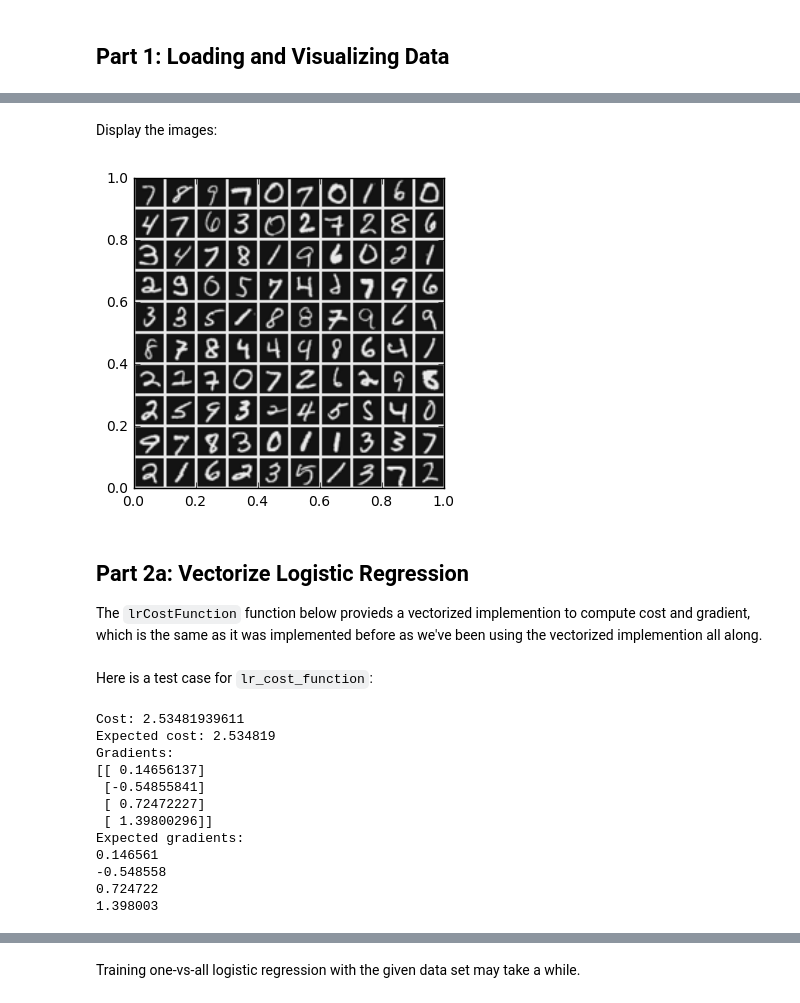
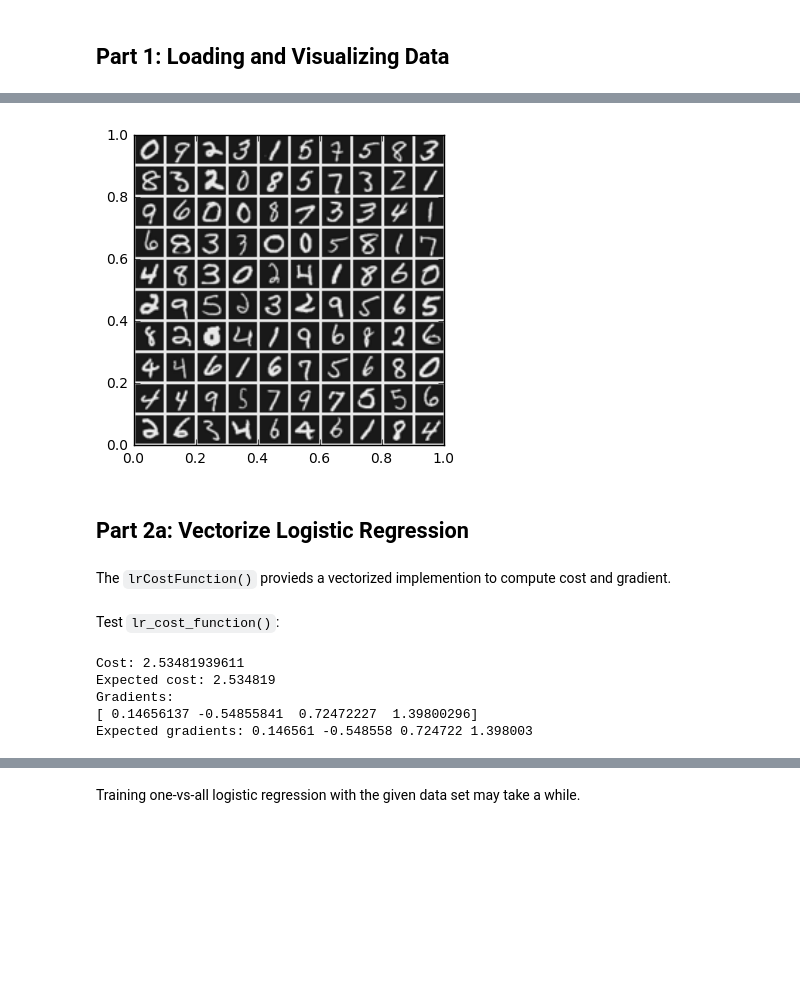
Before and after one commit to nex3z/machine-learning-exercise, a Jupyter notebook: coursera-machine-learning-python/ex3/ex3.ipynb, the cells around one changed output, grey strips where cells are left out. Drawn from its saved outputs; the diff is of its cells as text; code cells hidden in the pictures; blank space fills up the shorter version.

```diff
--- a/coursera-machine-learning-python/ex3/ex3.ipynb
+++ b/coursera-machine-learning-python/ex3/ex3.ipynb
@@ -19,7 +19,7 @@ import scipy.io as sio
 
 
 mat_data = sio.loadmat('ex3data1.mat')
-x = mat_data['X']
-y = mat_data['y']
-m, n = x.shape
+X = mat_data['X']
+y = mat_data['y'].ravel()
+m, n = X.shape
 # %% [markdown]
@@ -105,10 +26,0 @@ def display_data(x, tile_width=-1, padding=0, show=False):
-# %% [markdown]
-Display the images:
-# %%
-display_data(sel, padding=1, show=True)
-# %% [output]
-[figure, removed]
-# %% [markdown]
-## Part 2a: Vectorize Logistic Regression
-
-The `lrCostFunction` function below provieds a vectorized implemention to compute cost and gradient, which is the same as it was implemented before as we've been using the vectorized implemention all along.
@@ -170,2 +27,17 @@ def lr_cost_function(theta, x, y, l):
-# %% [markdown]
-Here is a test case for `lr_cost_function`:
+# %%
+import matplotlib.pyplot as plt
+
+from display_data import display_data
+
+
+rand_indices = np.random.permutation(m)
+sel = X[rand_indices[0:100], :]
+plt.figure()
+display_data(sel, padding=1)
+plt.show()
+# %% [output]
+[figure, added]
+# %% [markdown]
+## Part 2a: Vectorize Logistic Regression
+# %% [markdown]
+The `lrCostFunction()` provieds a vectorized implemention to compute cost and gradient.
@@ -172,27 +99,22 @@ Here is a test case for `lr_cost_function`:
+# %% [markdown]
+Test `lr_cost_function()`:
 # %%
-theta_t = np.array([-2, -1, 1, 2]).reshape(4, 1)
-x_t = np.hstack((np.ones((5, 1)), np.arange(1, 16).reshape(5, 3, order='F') / 10.0))
-y_t = np.array([1, 0, 1, 0, 1]).reshape(5, 1)
+theta_t = np.array([-2, -1, 1, 2])
+X_t = np.hstack((np.ones((5, 1)), np.arange(1, 16).reshape(5, 3, order='F') / 10.0))
+y_t = np.array([1, 0, 1, 0, 1])
 lambda_t = 3
 
-j, grad = lr_cost_function(theta_t, x_t, y_t, lambda_t)
+cost, grad = lr_cost_function(theta_t, X_t, y_t, lambda_t)
 
-print 'Cost:', j
+print 'Cost:', cost
 print 'Expected cost: 2.534819'
 print 'Gradients: \n', grad
-print 'Expected gradients: \n', '0.146561\n-0.548558\n0.724722\n1.398003\n'
+print 'Expected gradients: 0.146561 -0.548558 0.724722 1.398003'
 # %% [output]
 Cost: 2.53481939611
 Expected cost: 2.534819
 Gradients:
-[[ 0.14656137]
- [-0.54855841]
- [ 0.72472227]
- [ 1.39800296]]
-Expected gradients:
-0.146561
--0.548558
-0.724722
-1.398003
+[ 0.14656137 -0.54855841  0.72472227  1.39800296]
+Expected gradients: 0.146561 -0.548558 0.724722 1.398003
 # %% [markdown]
 ## Part 2b: One-vs-All Training
```
Also changed, not shown: parts of 21 cells of this notebook, 4 other files.
